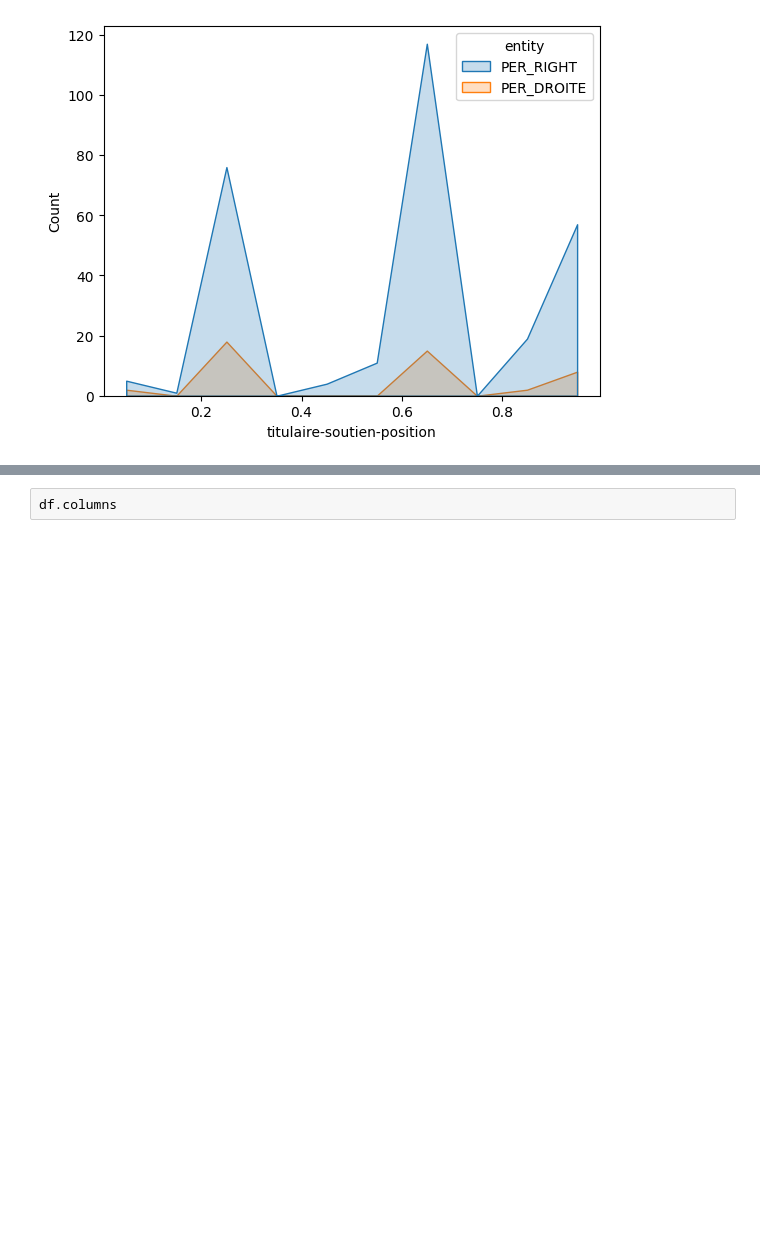
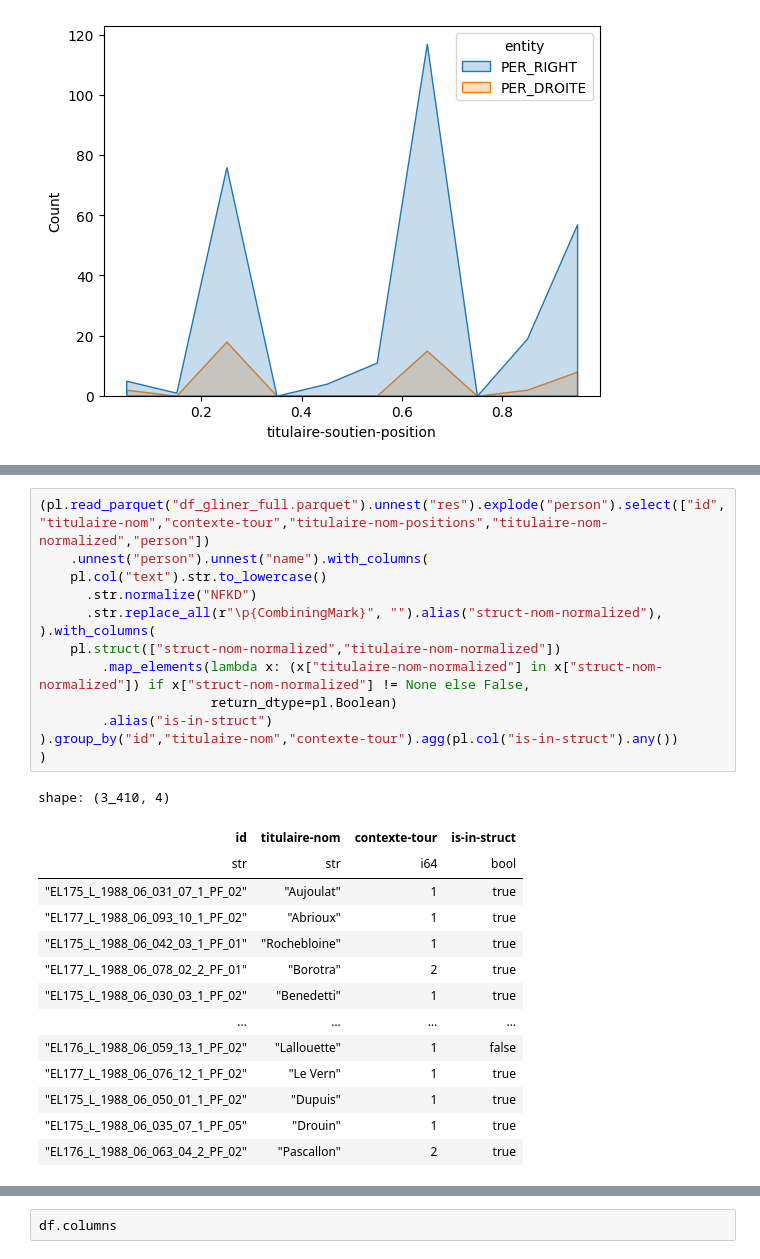
Before and after one commit to slithiaote/2026_NLP_project, a Jupyter notebook: Analysis.ipynb, the cells around one changed output, grey strips where cells are left out. Saved outputs shown, nothing was run; the diff lists cells and outputs as text; blank space fills up the shorter version.

```diff
--- a/Analysis.ipynb
+++ b/Analysis.ipynb
@@ -540,0 +614,28 @@ plt.show()
+# %%
+(pl.read_parquet("df_gliner_full.parquet").unnest("res").explode("person").select(["id","titulaire-nom","contexte-tour","titulaire-nom-positions","titulaire-nom-normalized","person"])
+    .unnest("person").unnest("name").with_columns(
+    pl.col("text").str.to_lowercase()
+      .str.normalize("NFKD")
+      .str.replace_all(r"\p{CombiningMark}", "").alias("struct-nom-normalized"),
+).with_columns(
+    pl.struct(["struct-nom-normalized","titulaire-nom-normalized"])
+        .map_elements(lambda x: (x["titulaire-nom-normalized"] in x["struct-nom-normalized"]) if x["struct-nom-normalized"] != None else False,
+                      return_dtype=pl.Boolean)
+        .alias("is-in-struct")
+).group_by("id","titulaire-nom","contexte-tour").agg(pl.col("is-in-struct").any())
+)
+# %% [output]
+shape: (3_410, 4)
+| id | titulaire-nom | contexte-tour | is-in-struct |
+| str | str | i64 | bool |
+| "EL175_L_1988_06_031_07_1_PF_02" | "Aujoulat" | 1 | true |
+| "EL177_L_1988_06_093_10_1_PF_02" | "Abrioux" | 1 | true |
+| "EL175_L_1988_06_042_03_1_PF_01" | "Rochebloine" | 1 | true |
+| "EL177_L_1988_06_078_02_2_PF_01" | "Borotra" | 2 | true |
+| "EL175_L_1988_06_030_03_1_PF_02" | "Benedetti" | 1 | true |
+| … | … | … | … |
+| "EL176_L_1988_06_059_13_1_PF_02" | "Lallouette" | 1 | false |
+| "EL177_L_1988_06_076_12_1_PF_02" | "Le Vern" | 1 | true |
+| "EL175_L_1988_06_050_01_1_PF_02" | "Dupuis" | 1 | true |
+| "EL175_L_1988_06_035_07_1_PF_05" | "Drouin" | 1 | true |
+| "EL176_L_1988_06_063_04_2_PF_02" | "Pascallon" | 2 | true |
```
Also changed, not shown: parts of 7 cells of this notebook.
